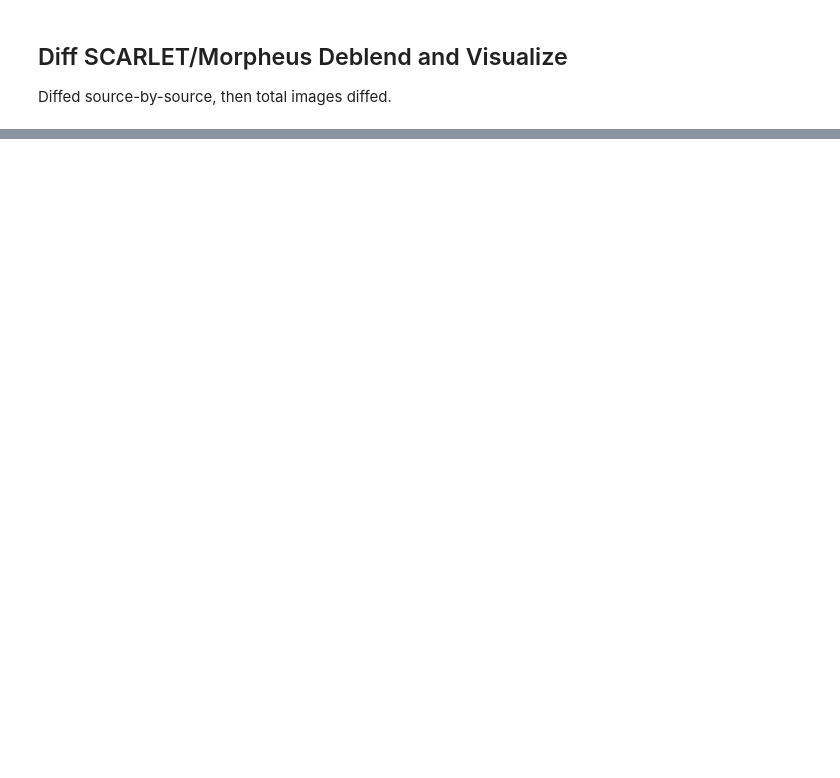
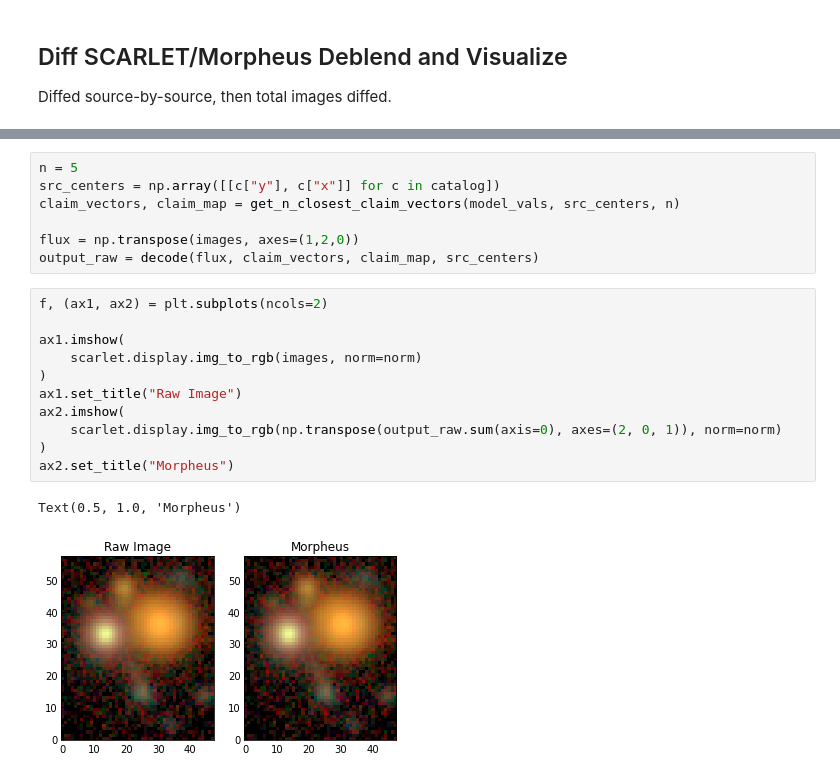
Before and after one commit to ryanhausen/morpheus-deblend, a Jupyter notebook: notebooks/n_closest_with_vectors.ipynb, the cells around one changed output, grey strips where cells are left out. Saved outputs shown, nothing was run; the diff lists cells and outputs as text; blank space fills up the shorter version.

```diff
--- a/notebooks/n_closest_with_vectors.ipynb
+++ b/notebooks/n_closest_with_vectors.ipynb
@@ -382,0 +441,21 @@ plt.colorbar()
+# %%
+n = 5
+src_centers = np.array([[c["y"], c["x"]] for c in catalog])
+claim_vectors, claim_map = get_n_closest_claim_vectors(model_vals, src_centers, n)
+
+flux = np.transpose(images, axes=(1,2,0))
+output_raw = decode(flux, claim_vectors, claim_map, src_centers)
+# %%
+f, (ax1, ax2) = plt.subplots(ncols=2)
+
+ax1.imshow(
+    scarlet.display.img_to_rgb(images, norm=norm)
+)
+ax1.set_title("Raw Image")
+ax2.imshow(
+    scarlet.display.img_to_rgb(np.transpose(output_raw.sum(axis=0), axes=(2, 0, 1)), norm=norm)
+)
+ax2.set_title("Morpheus")
+# %% [output]
+Text(0.5, 1.0, 'Morpheus')
+[figure, added]
```
Also changed, not shown: parts of 11 cells of this notebook.
